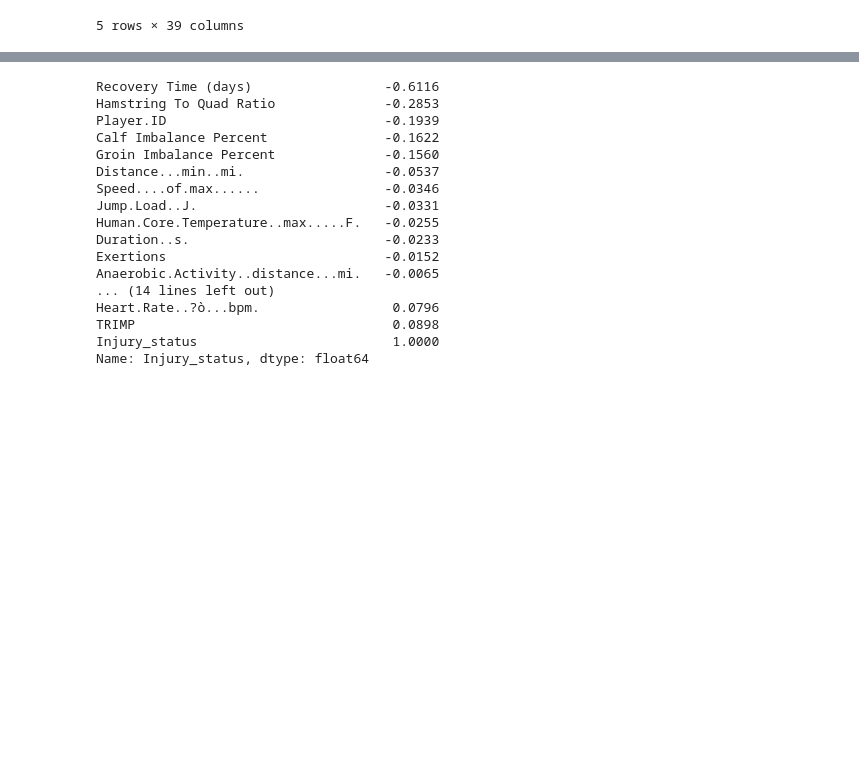
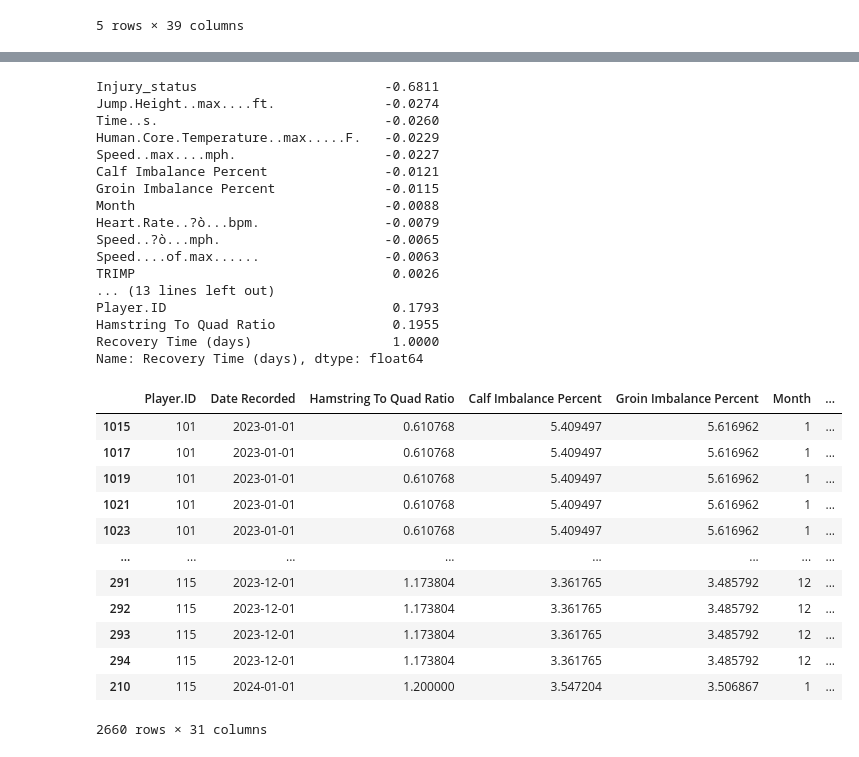
Before and after one commit to sskashya/Stat_padding-DataScience-Competition, a Jupyter notebook: ds_comp_eda.ipynb, the cells around one changed output, grey strips where cells are left out. Cells and saved outputs as stored; diff of their text form; code cells hidden in the pictures; blank space fills up the shorter version.

```diff
--- a/ds_comp_eda.ipynb
+++ b/ds_comp_eda.ipynb
@@ -265,8 +296,17 @@ Index(['Player.ID', 'Player Name', 'Date Recorded', 'Hamstring To Quad Ratio',
 # %%
 clean_sorted_obt['Date Recorded'] = pd.to_datetime(clean_sorted_obt['Date Recorded'])
 clean_sorted_obt['Session_Date'] = pd.to_datetime(clean_sorted_obt['Session_Date'])
+clean_sorted_obt['Injury Date'] = pd.to_datetime(clean_sorted_obt['Injury Date'])
 # %%
-columns_to_drop = ['Quad Imbalance Percent', 'HamstringImbalance Percent', 'Group.Id_x', 'Session ID', 'Session.ID']
+columns_to_drop = [
+    'Quad Imbalance Percent',
+    'HamstringImbalance Percent',
+    'Group.Id_x',
+    'Session ID',
+    'Session.ID',
+    'Changes.of.Orientation',
+    'Player Name',
+    'Additional Notes']
 for column in columns_to_drop:
     if column in clean_sorted_obt.columns:
         clean_sorted_obt.drop(columns = column, inplace = True)
@@ -274,22 +314,22 @@ for column in columns_to_drop:
 
 num_obt = clean_sorted_obt.select_dtypes(include=['number'])
 correlation_matrix = num_obt.corr()
-round(correlation_matrix['Injury_status'], 4).sort_values()
+round(correlation_matrix['Recovery Time (days)'], 4).sort_values()
 # %% [output]
-Recovery Time (days)                 -0.6116
-Hamstring To Quad Ratio              -0.2853
-Player.ID                            -0.1939
-Calf Imbalance Percent               -0.1622
-Groin Imbalance Percent              -0.1560
-Distance...min..mi.                  -0.0537
-Speed....of.max......                -0.0346
-Jump.Load..J.                        -0.0331
-Human.Core.Temperature..max.....F.   -0.0255
-Duration..s.                         -0.0233
-Exertions                            -0.0152
-Anaerobic.Activity..distance...mi.   -0.0065
-... (14 lines left out)
-Heart.Rate..?ò...bpm.                 0.0796
-TRIMP                                 0.0898
-Injury_status                         1.0000
-Name: Injury_status, dtype: float64
+Injury_status                        -0.6811
+Jump.Height..max....ft.              -0.0274
+Time..s.                             -0.0260
+Human.Core.Temperature..max.....F.   -0.0229
+Speed..max....mph.                   -0.0227
+Calf Imbalance Percent               -0.0121
+Groin Imbalance Percent              -0.0115
+Month                                -0.0088
+Heart.Rate..?ò...bpm.                -0.0079
+Speed..?ò...mph.                     -0.0065
+Speed....of.max......                -0.0063
+TRIMP                                 0.0026
+... (13 lines left out)
+Player.ID                             0.1793
+Hamstring To Quad Ratio               0.1955
+Recovery Time (days)                  1.0000
+Name: Recovery Time (days), dtype: float64
@@ -307,0 +336,17 @@ ohe_injury_data = pd.concat([non_cat_data, ohe_cat_data], axis = 1)
+# %%
+non_cat_data = clean_sorted_obt.select_dtypes(include=['number', 'datetime'])
+non_cat_data
+# %% [output]
+|  | Player.ID | Date Recorded | Hamstring To Quad Ratio | Calf Imbalance Percent | Groin Imbalance Percent | Month | ... |
+| 1015 | 101 | 2023-01-01 | 0.610768 | 5.409497 | 5.616962 | 1 | ... |
+| 1017 | 101 | 2023-01-01 | 0.610768 | 5.409497 | 5.616962 | 1 | ... |
+| 1019 | 101 | 2023-01-01 | 0.610768 | 5.409497 | 5.616962 | 1 | ... |
+| 1021 | 101 | 2023-01-01 | 0.610768 | 5.409497 | 5.616962 | 1 | ... |
+| 1023 | 101 | 2023-01-01 | 0.610768 | 5.409497 | 5.616962 | 1 | ... |
+| ... | ... | ... | ... | ... | ... | ... | ... |
+| 291 | 115 | 2023-12-01 | 1.173804 | 3.361765 | 3.485792 | 12 | ... |
+| 292 | 115 | 2023-12-01 | 1.173804 | 3.361765 | 3.485792 | 12 | ... |
+| 293 | 115 | 2023-12-01 | 1.173804 | 3.361765 | 3.485792 | 12 | ... |
+| 294 | 115 | 2023-12-01 | 1.173804 | 3.361765 | 3.485792 | 12 | ... |
+| 210 | 115 | 2024-01-01 | 1.200000 | 3.547204 | 3.506867 | 1 | ... |
+2660 rows × 31 columns
```
Also changed, not shown: parts of 25 cells of this notebook.
